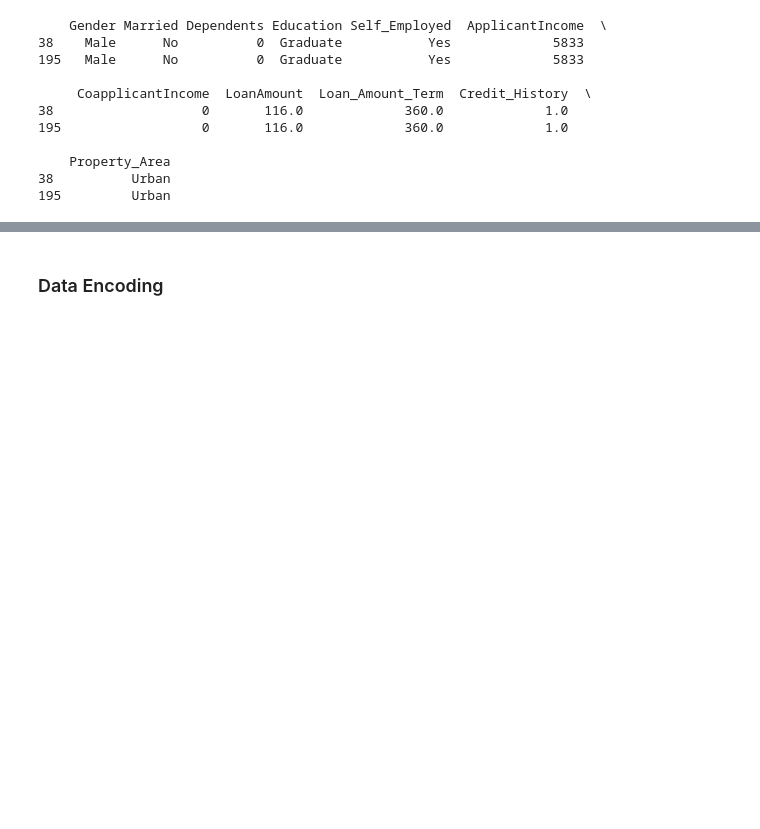
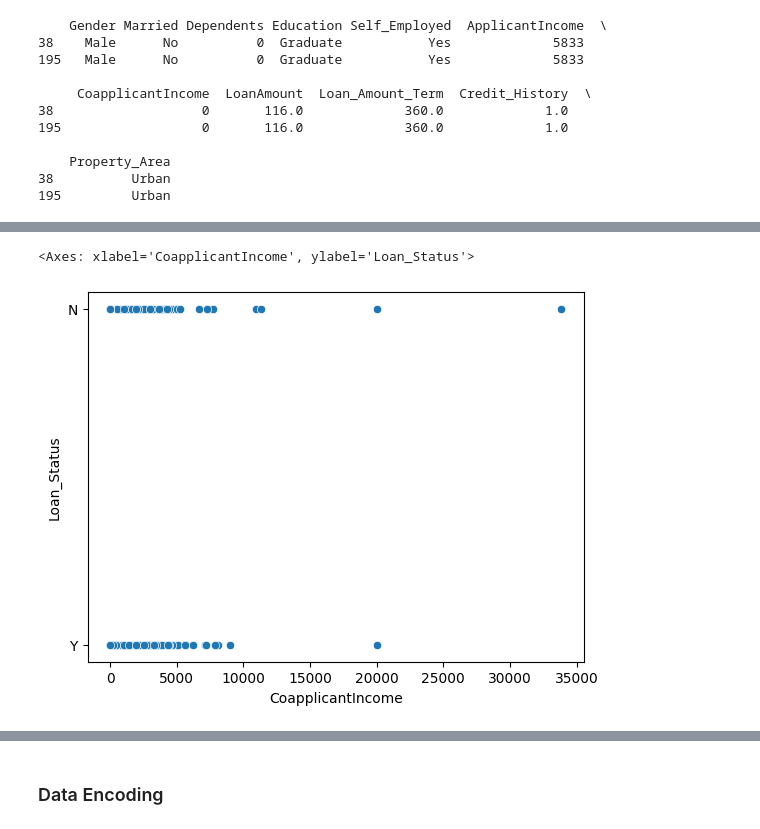
Before and after one commit to NDarayut/Loan-Approval-Prediction-Reimplementation, a Jupyter notebook: notebooks/eda.ipynb, the cells around one changed output, grey strips where cells are left out. Drawn from its saved outputs; the diff is of its cells as text; code cells hidden in the pictures; blank space fills up the shorter version.

```diff
--- a/notebooks/eda.ipynb
+++ b/notebooks/eda.ipynb
@@ -255,0 +174,5 @@ After normalization, all data are centered around 0-11 which greatly reduced the
+# %%
+sns.scatterplot(x=train_data['CoapplicantIncome'], y=train_data['Loan_Status'])
+# %% [output]
+<Axes: xlabel='CoapplicantIncome', ylabel='Loan_Status'>
+[figure, added]
```
Also changed, not shown: parts of 33 cells of this notebook, 2 other files.
